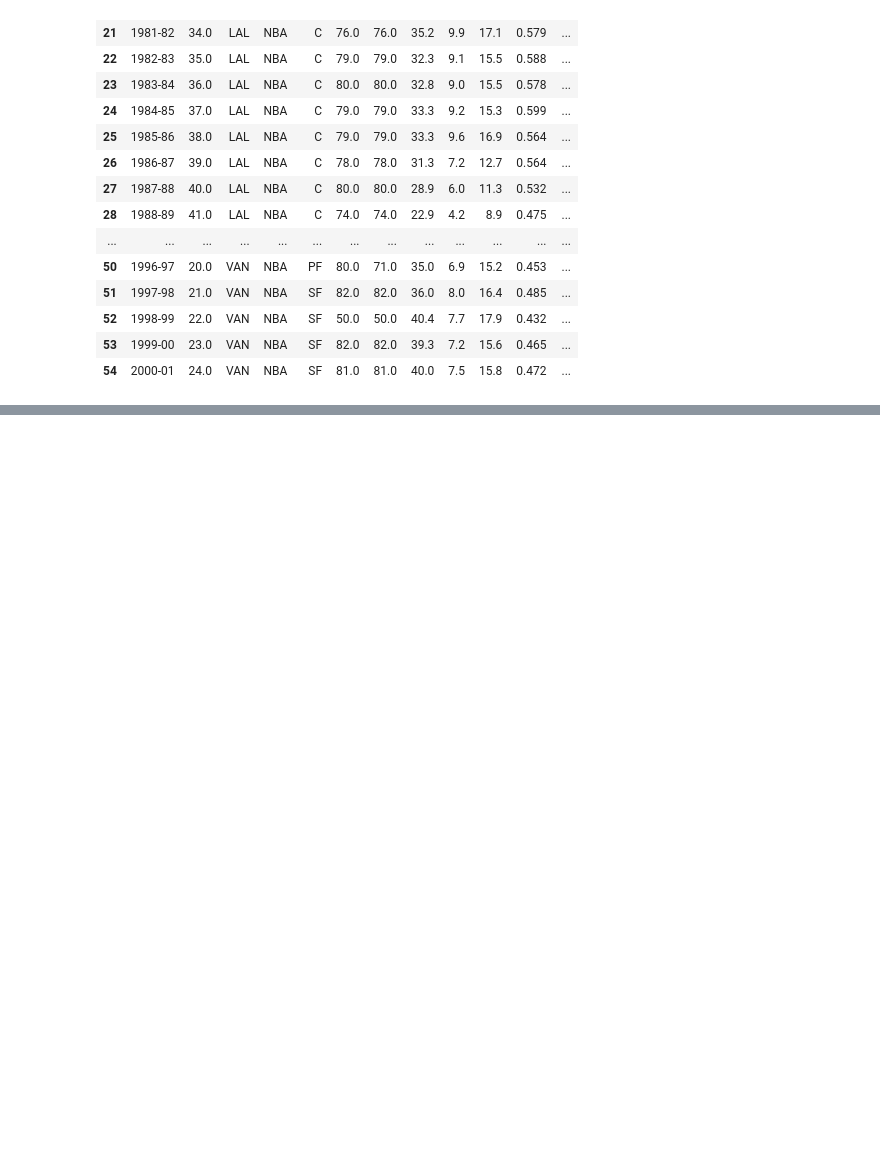
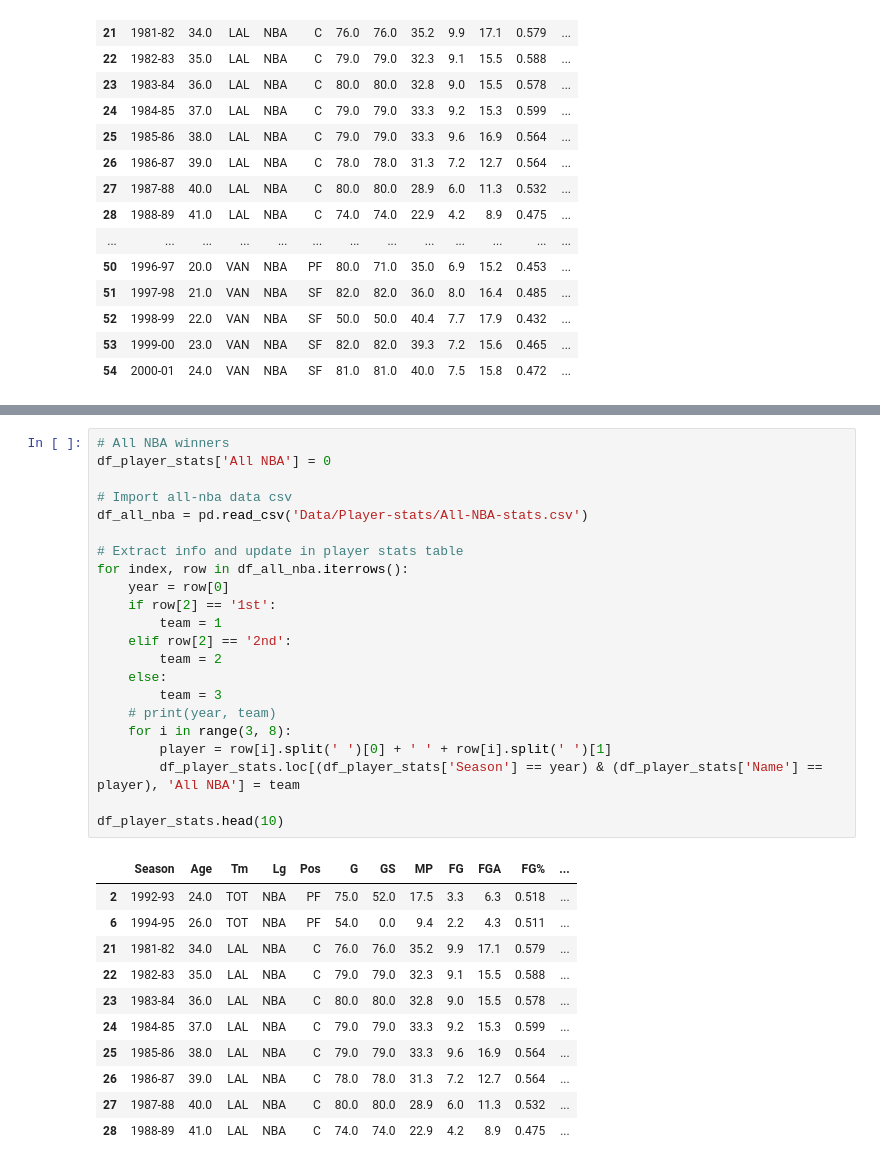
Before and after one commit to hencran/4100-Utah-Jazz-Project, a Jupyter notebook: Player-Stats-Cleaning.ipynb, the cells around one changed output, grey strips where cells are left out. Drawn from its saved outputs; the diff is of its cells as text; blank space fills up the shorter version.

```diff
--- a/Player-Stats-Cleaning.ipynb
+++ b/Player-Stats-Cleaning.ipynb
@@ -89,0 +127,34 @@ df_player_stats.head(30)
+# %%
+# All NBA winners
+df_player_stats['All NBA'] = 0
+
+# Import all-nba data csv
+df_all_nba = pd.read_csv('Data/Player-stats/All-NBA-stats.csv')
+
+# Extract info and update in player stats table
+for index, row in df_all_nba.iterrows():
+    year = row[0]
+    if row[2] == '1st':
+        team = 1
+    elif row[2] == '2nd':
+        team = 2
+    else:
+        team = 3
+    # print(year, team)
+    for i in range(3, 8):
+        player = row[i].split(' ')[0] + ' ' + row[i].split(' ')[1]
+        df_player_stats.loc[(df_player_stats['Season'] == year) & (df_player_stats['Name'] == player), 'All NBA'] = team
+
+df_player_stats.head(10)
+# %% [output]
+|  | Season | Age | Tm | Lg | Pos | G | GS | MP | FG | FGA | FG% | ... |
+| 2 | 1992-93 | 24.0 | TOT | NBA | PF | 75.0 | 52.0 | 17.5 | 3.3 | 6.3 | 0.518 | ... |
+| 6 | 1994-95 | 26.0 | TOT | NBA | PF | 54.0 | 0.0 | 9.4 | 2.2 | 4.3 | 0.511 | ... |
+| 21 | 1981-82 | 34.0 | LAL | NBA | C | 76.0 | 76.0 | 35.2 | 9.9 | 17.1 | 0.579 | ... |
+| 22 | 1982-83 | 35.0 | LAL | NBA | C | 79.0 | 79.0 | 32.3 | 9.1 | 15.5 | 0.588 | ... |
+| 23 | 1983-84 | 36.0 | LAL | NBA | C | 80.0 | 80.0 | 32.8 | 9.0 | 15.5 | 0.578 | ... |
+| 24 | 1984-85 | 37.0 | LAL | NBA | C | 79.0 | 79.0 | 33.3 | 9.2 | 15.3 | 0.599 | ... |
+| 25 | 1985-86 | 38.0 | LAL | NBA | C | 79.0 | 79.0 | 33.3 | 9.6 | 16.9 | 0.564 | ... |
+| 26 | 1986-87 | 39.0 | LAL | NBA | C | 78.0 | 78.0 | 31.3 | 7.2 | 12.7 | 0.564 | ... |
+| 27 | 1987-88 | 40.0 | LAL | NBA | C | 80.0 | 80.0 | 28.9 | 6.0 | 11.3 | 0.532 | ... |
+| 28 | 1988-89 | 41.0 | LAL | NBA | C | 74.0 | 74.0 | 22.9 | 4.2 | 8.9 | 0.475 | ... |
```
Also changed, not shown: parts of 3 cells of this notebook.
